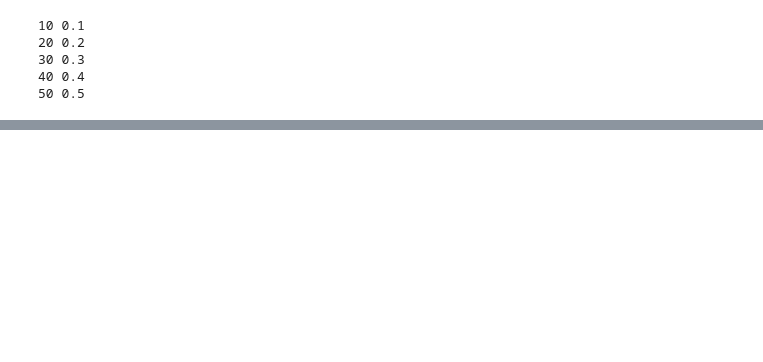
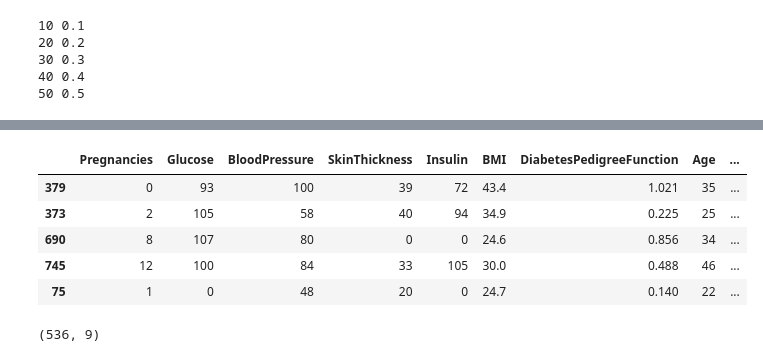
Before and after one commit to Gyawalisahaj/Deeplearn, a Jupyter notebook: Perceptron.ipynb, the cells around one changed output, grey strips where cells are left out. Saved outputs shown, nothing was run; the diff lists cells and outputs as text; code cells hidden in the pictures; blank space fills up the shorter version.

```diff
--- a/Perceptron.ipynb
+++ b/Perceptron.ipynb
@@ -58,0 +112,18 @@ for val1, val2 in zip(list1, list2):
+# %%
+class_0_df = df[df['Outcome'] == 0]
+class_1_df = df[df['Outcome'] == 1]
+
+class_0_df  = class_0_df.sample(268)
+df = pd.concat([class_0_df, class_1_df], axis=0)
+df.head()
+# %% [output]
+|  | Pregnancies | Glucose | BloodPressure | SkinThickness | Insulin | BMI | DiabetesPedigreeFunction | Age | ... |
+| 379 | 0 | 93 | 100 | 39 | 72 | 43.4 | 1.021 | 35 | ... |
+| 373 | 2 | 105 | 58 | 40 | 94 | 34.9 | 0.225 | 25 | ... |
+| 690 | 8 | 107 | 80 | 0 | 0 | 24.6 | 0.856 | 34 | ... |
+| 745 | 12 | 100 | 84 | 33 | 105 | 30.0 | 0.488 | 46 | ... |
+| 75 | 1 | 0 | 48 | 20 | 0 | 24.7 | 0.140 | 22 | ... |
+# %%
+df.shape
+# %% [output]
+(536, 9)
```
Also changed, not shown: parts of 11 cells of this notebook.
